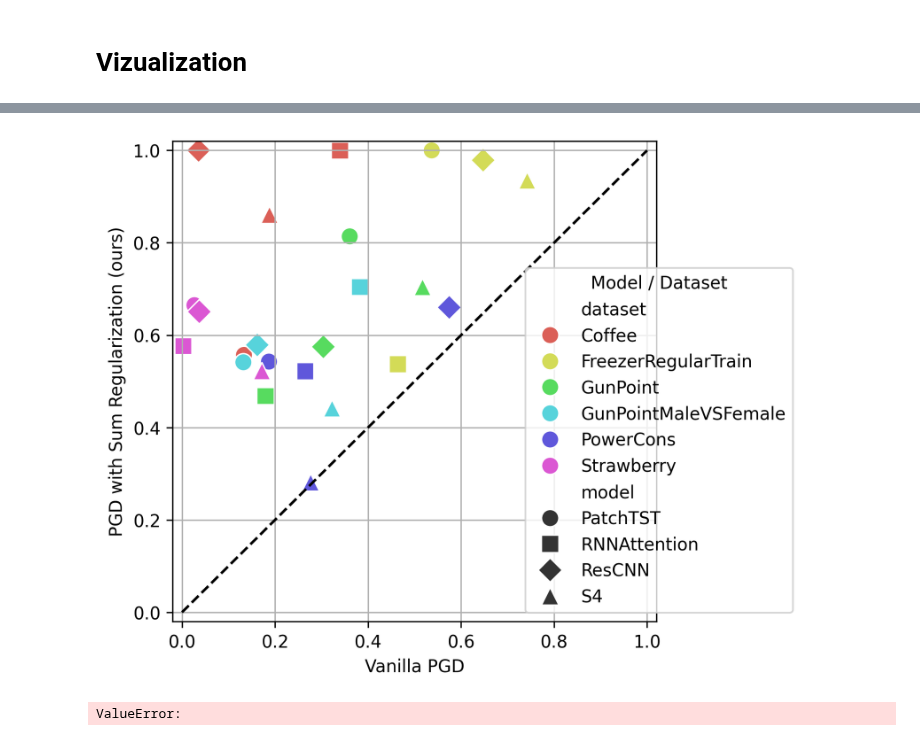
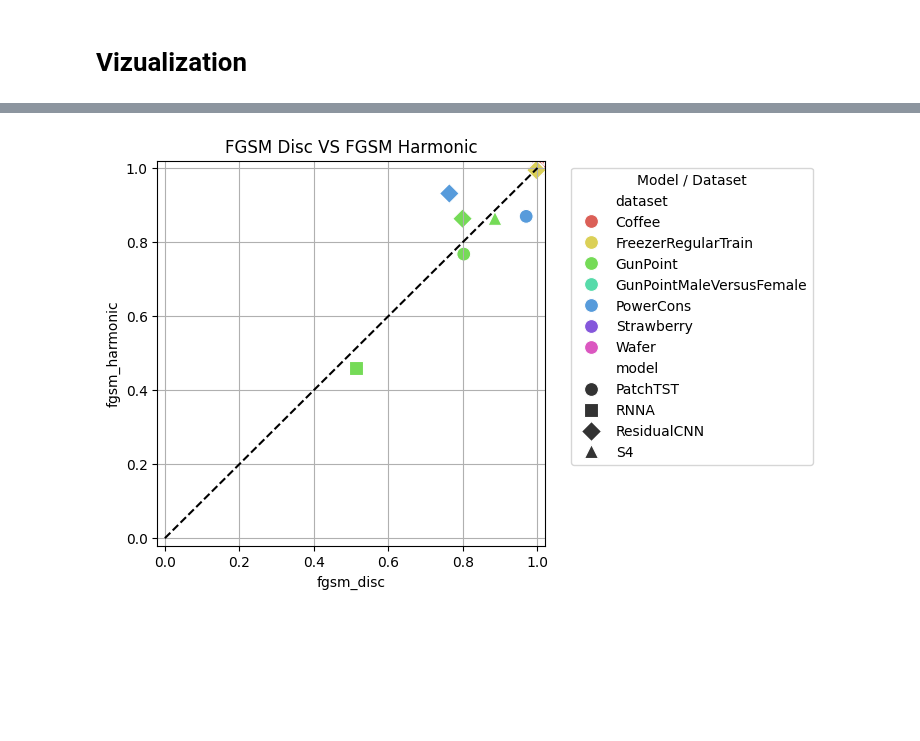
Before and after one commit to petrsokerin/Hidden_adversarial_attacks, a Jupyter notebook: notebooks/clearml_metrics.ipynb, the cells around one changed output, grey strips where cells are left out. Saved outputs shown, nothing was run; the diff lists cells and outputs as text; code cells hidden in the pictures; blank space fills up the shorter version.

```diff
--- a/notebooks/clearml_metrics.ipynb
+++ b/notebooks/clearml_metrics.ipynb
@@ -626,23 +296,4 @@ draw_scatter_pair_metrics(
-# %%
-# draw_scatter_pair_metrics(
-#     agg_data,
-#     'pgd', 'pgd_disc', x_col_name='Vanilla PGD', y_col_name='PGD with Sum Regularization (ours)', title='')
-
-
-draw_scatter_pair_metrics(
-    agg_data.replace('GunPointMaleVersusFemale', "GunPointMaleVSFemale"),
-    'pgd',
-    'pgd_disc',
-    x_col_name='Vanilla PGD',
-    y_col_name='PGD with Sum Regularization (ours)',
-    title='',
-    legend=True,
-    legend_position='in',
-    savepath='../pictures/pgd_vanilla.pdf'
-)
-# %% [output]
-[figure, removed]
-# %%
-raise ValueError
-# %% [output]
-ValueError:
+# %%
+draw_scatter_pair_metrics(agg_data, 'fgsm_disc', 'fgsm_harmonic', title='FGSM Disc VS FGSM Harmonic')
+# %% [output]
+[figure, added]
```
Also changed, not shown: parts of 37 cells of this notebook.
